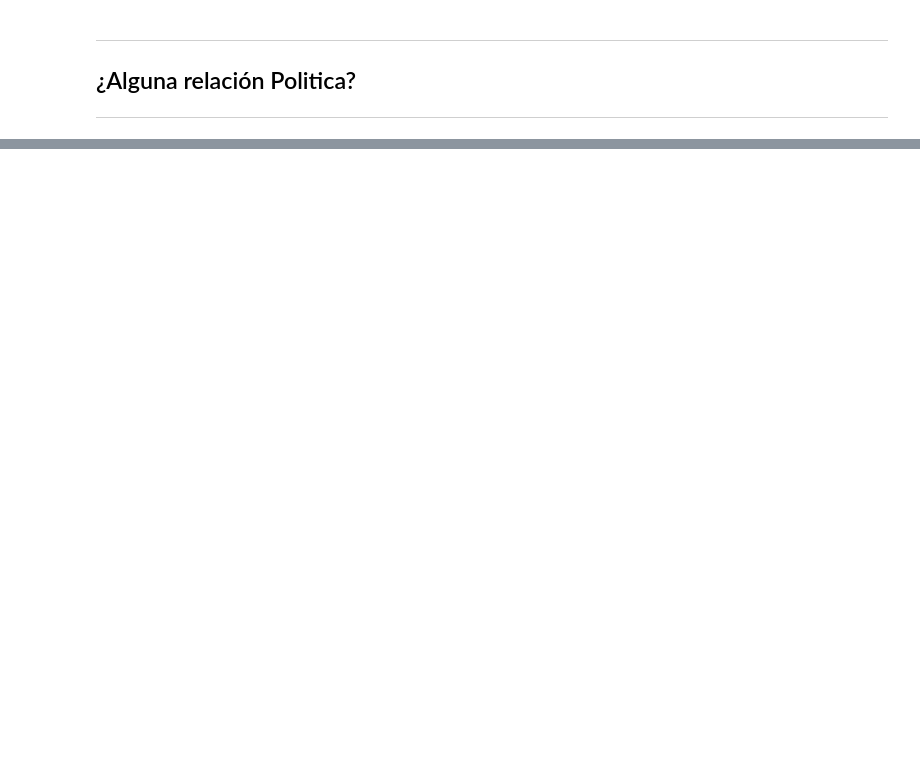
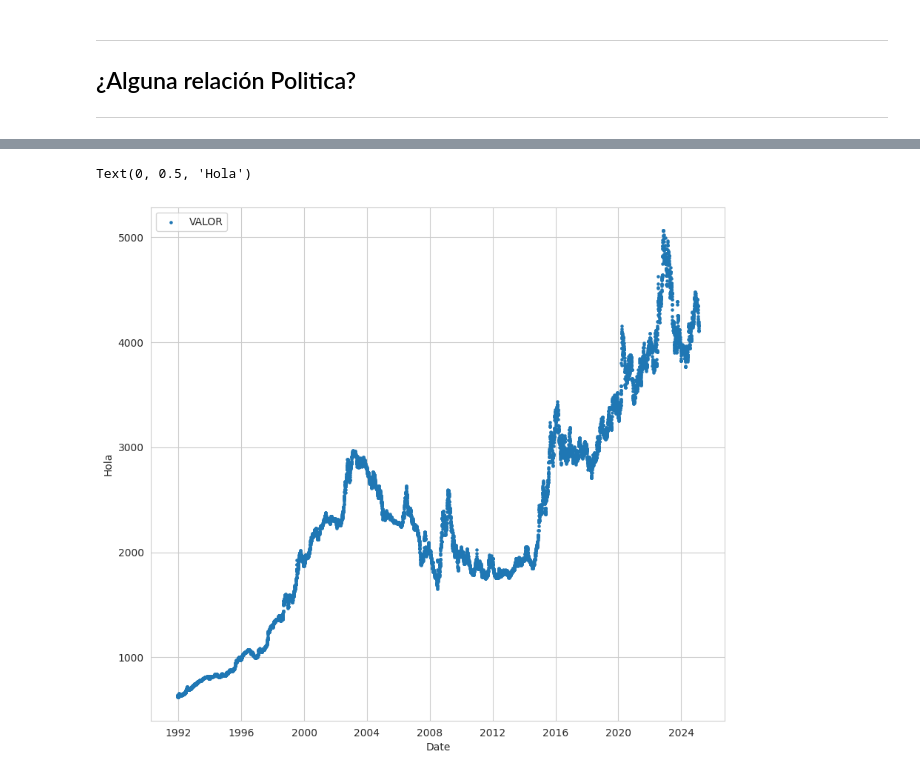
Before and after one commit to sergiolaverde0/fp_sub_IA, a Jupyter notebook: Trabajo_final_JARR_JAJE_SAL.ipynb, the cells around one changed output, grey strips where cells are left out. Cells and saved outputs as stored; diff of their text form; code cells hidden in the pictures; blank space fills up the shorter version.

```diff
--- a/Trabajo_final_JARR_JAJE_SAL.ipynb
+++ b/Trabajo_final_JARR_JAJE_SAL.ipynb
@@ -268,0 +300,19 @@ plt.show()
+# %%
+plt.figure(figsize = (10, 9))
+
+lw = 5
+alpha = 1
+
+for column in data.columns:
+    if column in ['UNIDAD', 'VIGENCIADESDE', 'VIGENCIAHASTA','diff']:
+        continue
+    plt.scatter(data.index, data[column], label = column, s = lw, alpha = alpha)
+    lw -= 0.6
+    alpha -= 0.3
+
+plt.legend()
+plt.xlabel('Date');
+plt.ylabel('Hola')
+# %% [output]
+Text(0, 0.5, 'Hola')
+[figure, added]
```
Also changed, not shown: parts of 14 cells of this notebook, 1 other file.
